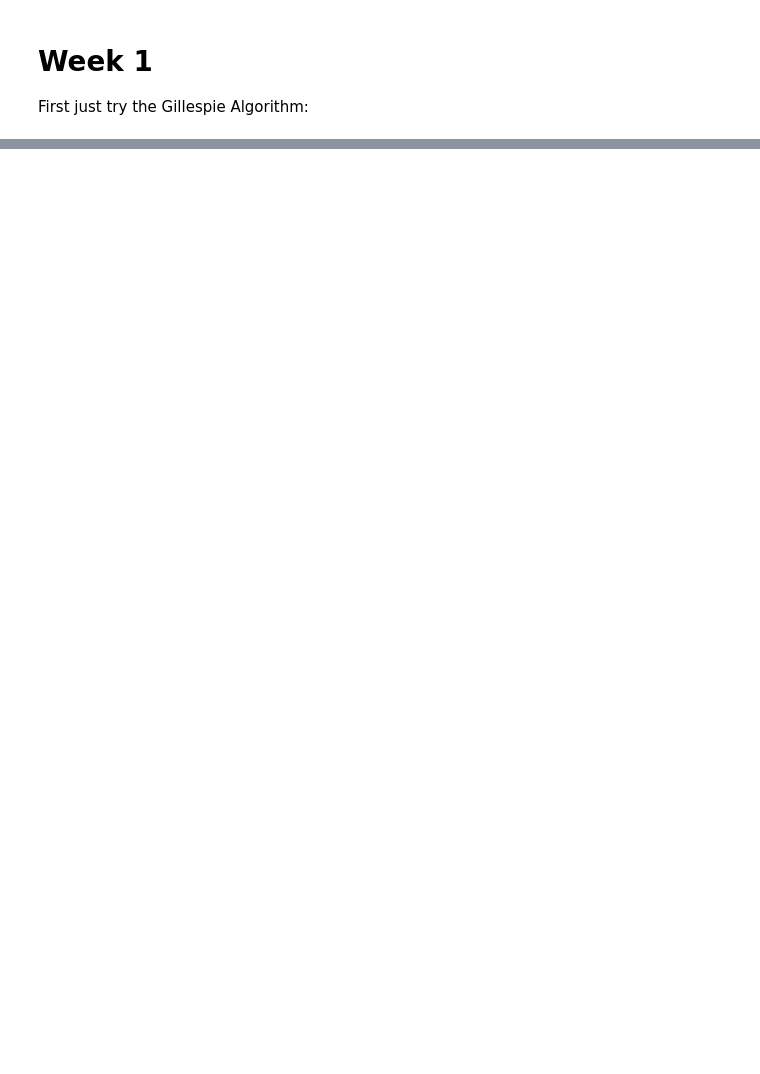
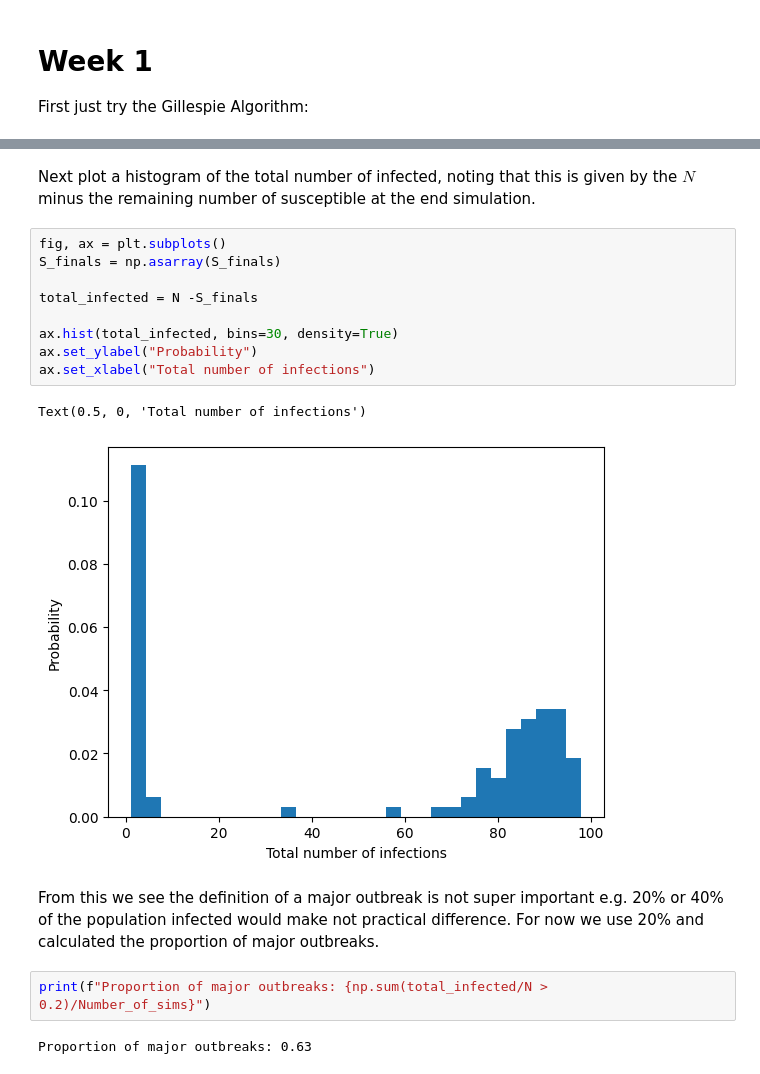
Before and after one commit to j-bowhay/Branching-Process-Models, a Jupyter notebook: notebooks/week1.ipynb, the cells around one changed output, grey strips where cells are left out. Cells and saved outputs as stored; diff of their text form; blank space fills up the shorter version.

```diff
--- a/notebooks/week1.ipynb
+++ b/notebooks/week1.ipynb
@@ -49,0 +51,20 @@ Text(0, 0.5, '# Infected')
+# %% [markdown]
+Next plot a histogram of the total number of infected, noting that this is given by the $N$ minus the remaining number of susceptible at the end simulation.
+# %%
+fig, ax = plt.subplots()
+S_finals = np.asarray(S_finals)
+
+total_infected = N -S_finals
+
+ax.hist(total_infected, bins=30, density=True)
+ax.set_ylabel("Probability")
+ax.set_xlabel("Total number of infections")
+# %% [output]
+Text(0.5, 0, 'Total number of infections')
+[figure, added]
+# %% [markdown]
+From this we see the definition of a major outbreak is not super important e.g. 20% or 40% of the population infected would make not practical difference. For now we use 20% and calculated the proportion of major outbreaks.
+# %%
+print(f"Proportion of major outbreaks: {np.sum(total_infected/N > 0.2)/Number_of_sims}")
+# %% [output]
+Proportion of major outbreaks: 0.63
```
Also changed, not shown: parts of 4 cells of this notebook, 1 other file.
